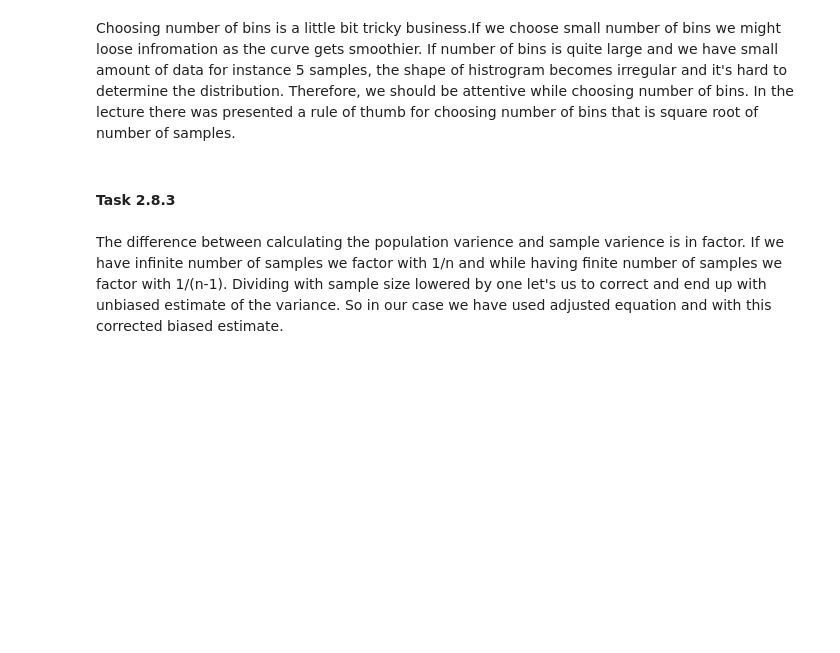
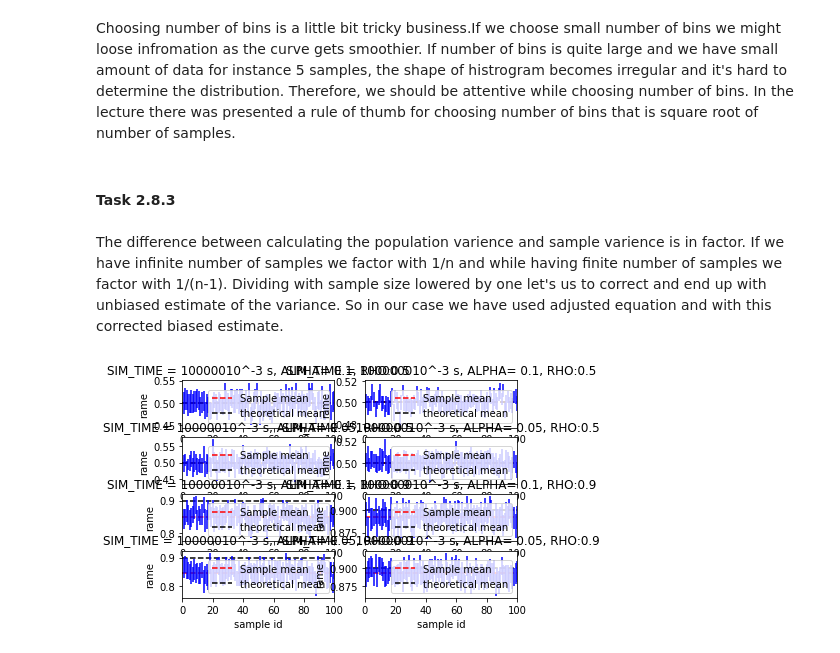
Before and after one commit to Karalioki/meore, a Jupyter notebook: DES_part2_#3724139.ipynb, the cells around one changed output. Saved outputs shown, nothing was run; the diff lists cells and outputs as text; code cells hidden in the pictures; blank space fills up the shorter version.

```diff
--- a/DES_part2_#3724139.ipynb
+++ b/DES_part2_#3724139.ipynb
@@ -27,0 +30,4 @@ The difference between  calculating the population varience and sample varience
+# %%
+part5_simstudy.task_5_2_4()
+# %% [output]
+[figure, added]
```
Also changed, not shown: parts of 1 cell of this notebook, 1 other file.
